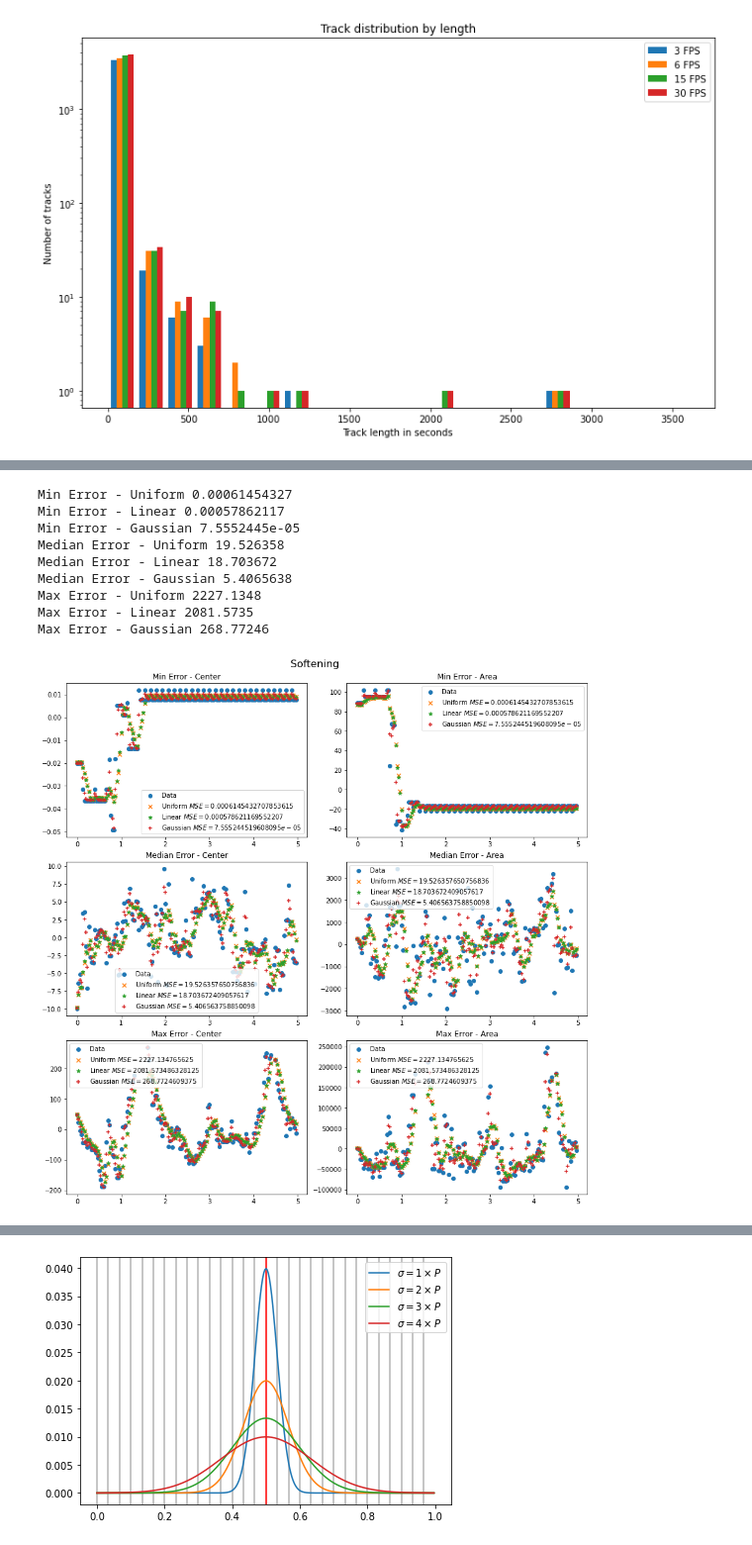
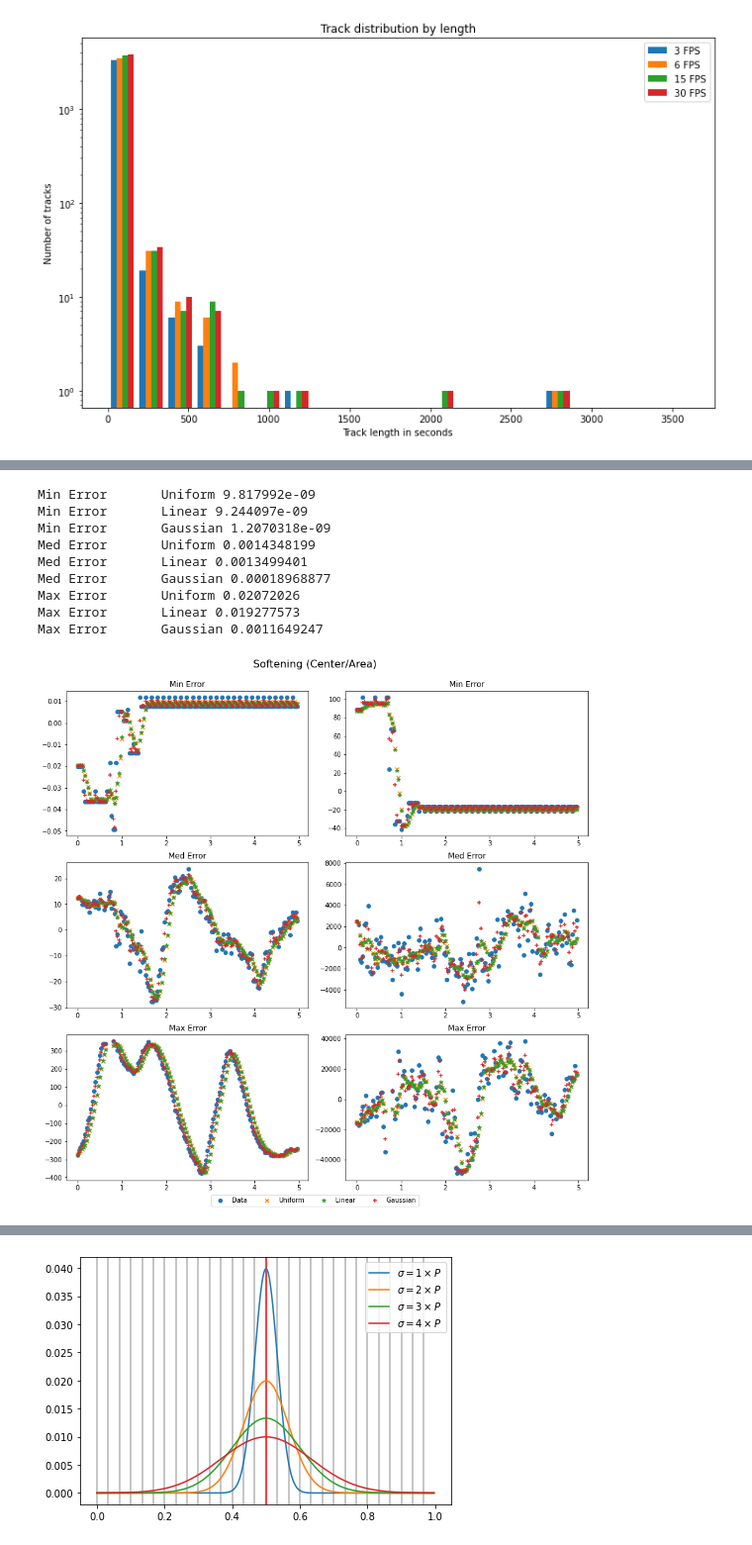
Before and after one commit to segonzal/chiletv, a Jupyter notebook: analysis/detection_strategy.ipynb, the cells around one changed output, grey strips where cells are left out. Shown: that part at 99% size. Cells and saved outputs as stored; diff of their text form; code cells hidden in the pictures.

```diff
--- a/analysis/detection_strategy.ipynb
+++ b/analysis/detection_strategy.ipynb
@@ -290,0 +272,17 @@ example_idx = {
+# %%
+# Find the softnening strategy with the lowest error.
+test_cases = {
+    'Uniform': lambda x: np.ones_like(x),
+    'Linear': lambda x: 1.0 / (np.abs(x - x[-1]) + 1.0),
+    'Gaussian': lambda x: gaussian(x, x[-1], 1.0 / REFERENCE_FRAME_RATE),
+}
+
+soft_bbox = {k: [] for k in test_cases}
+mse_errors = {k: [] for k in test_cases}
+
+for label, op in test_cases.items():
+    for true_time, true_bbox in zip(test_time, test_bbox):
+        soft_bbox[label].append(soften(true_time, true_bbox, 5, op))
+
+        mse_err = mse(true_bbox, soft_bbox[label][-1])
+        mse_errors[label].append(mse_err)
@@ -291,48 +300,60 @@ example_idx = {
 # %%
+example_idx = {
+    'Min Error': np.argmin(mse_errors['Gaussian']),
+    'Med Error': np.argsort(mse_errors['Gaussian'])[len(mse_errors['Gaussian'])//2],
+    'Max Error': np.argmax(mse_errors['Gaussian']),
+}
+
 fig, axs = plt.subplots(nrows=len(example_idx),
                         ncols=2,
                         figsize=(4*len(example_idx), 12),
                         constrained_layout=True,
                         squeeze=False)
 
+line_labels = {}
 for i, (name, eidx) in enumerate(example_idx.items()):
     cter_ax = axs[i, 0]
     area_ax = axs[i, 1]
 
     true_time = test_time[eidx]
     true_bbox = test_bbox[eidx]
 
     true_cter, true_area = get_center_area(true_bbox)
-    cter_ax.scatter(true_time, true_cter, marker='o', label='Data')
-    area_ax.scatter(true_time, true_area, marker='o', label='Data')
+    l = cter_ax.scatter(true_time, true_cter, marker='o', label='Data')
+    l = area_ax.scatter(true_time, true_area, marker='o', label='Data')
+    line_labels['Data'] = l
 
-    # Plot softened data with the displacement from True with an error bar
     for (label, op), m in zip(test_cases.items(), 'x*+'):
-        soft_bbox = soften(true_time, true_bbox, 5, op)
-        soft_cter, soft_area = get_center_area(soft_bbox)
+        soft_cter, soft_area = get_center_area(soft_bbox[label][eidx])
+        mse_err = mse_errors[label][eidx]
 
-        mse_err = mse(test_bbox[eidx], softened_bbox[label][eidx])
-        print(name + ' - ' + label, mse_err)
+        print(name + '\t' + label, mse_err)
 
-        cter_ax.scatter(true_time, soft_cter, marker=m, label=label + f' $MSE={mse_err}$')
-        area_ax.scatter(true_time, soft_area, marker=m, label=label + f' $MSE={mse_err}$')
+        l = cter_ax.scatter(true_time, soft_cter, marker=m)
+        l = area_ax.scatter(true_time, soft_area, marker=m)
+        line_labels[label] = l
 
-    cter_ax.set_title(name + ' - Center')
-    cter_ax.legend()
-    area_ax.set_title(name + ' - Area')
-    area_ax.legend()
+    cter_ax.set_title(name)
+    area_ax.set_title(name)
 
-fig.suptitle('Softening', fontsize=16)
+labels, lines = zip(*line_labels.items())
+
+fig.set_constrained_layout(False)
+plt.tight_layout()
+
+fig.suptitle('Effect of smoothing on BBox Center and Area', fontsize=16)
+fig.legend(lines, labels, loc=('lower center'), ncol=len(labels))
+fig.subplots_adjust(bottom=0.05, top=0.925)
 plt.show()
 # %% [output]
-Min Error - Uniform 0.00061454327
-Min Error - Linear 0.00057862117
-Min Error - Gaussian 7.5552445e-05
-Median Error - Uniform 19.526358
-Median Error - Linear 18.703672
-Median Error - Gaussian 5.4065638
-Max Error - Uniform 2227.1348
-Max Error - Linear 2081.5735
-Max Error - Gaussian 268.77246
+Min Error       Uniform 9.817992e-09
+Min Error       Linear 9.244097e-09
+Min Error       Gaussian 1.2070318e-09
+Med Error       Uniform 0.0014348199
+Med Error       Linear 0.0013499401
+Med Error       Gaussian 0.00018968877
+Max Error       Uniform 0.02072026
+Max Error       Linear 0.019277573
+Max Error       Gaussian 0.0011649247
-[figure, old version]
+[figure, new version]
 # %%
```
Also changed, not shown: parts of 16 cells of this notebook, 3 other files.
